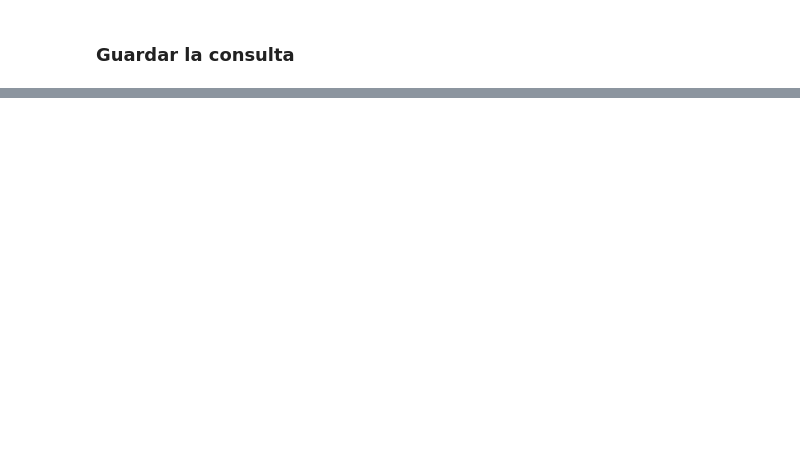
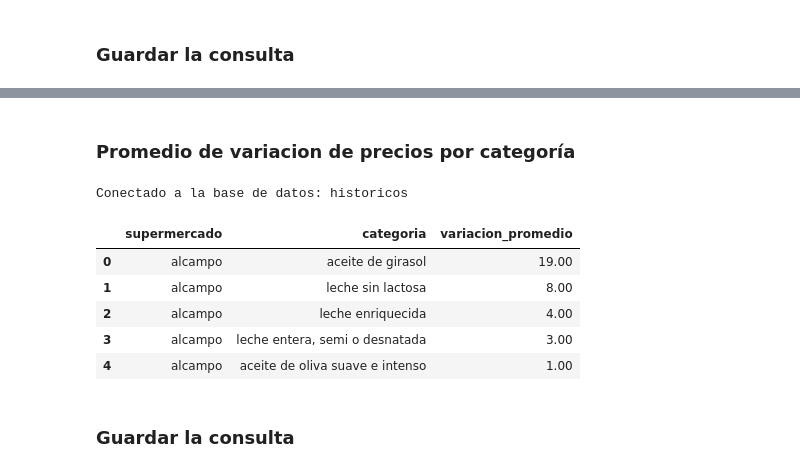
Before and after one commit to apelsito/Proyecto4-AnalisisFacua, a Jupyter notebook: notebooks/04_consultas_sql.ipynb, the cells around one changed output, grey strips where cells are left out. Cells and saved outputs as stored; diff of their text form; code cells hidden in the pictures; blank space fills up the shorter version.

```diff
--- a/notebooks/04_consultas_sql.ipynb
+++ b/notebooks/04_consultas_sql.ipynb
@@ -249,0 +322,25 @@ df_consulta7.to_csv("../datos/02_consultas_sql/07_productos_cuyo_precio_es_igual
+# %% [markdown]
+### Promedio de variacion de precios por categoría
+# %%
+conexion = conectarse_a_bd(db,user,key)
+query = """ SELECT s.supermercado,
+                c.categoria,
+                ROUND(AVG(h.variacion_porcentaje)::NUMERIC, 2)*100 AS variacion_promedio
+            FROM historicos h
+            NATURAL JOIN supermercados s
+            NATURAL JOIN categorias c
+            GROUP BY s.supermercado, c.categoria
+            ORDER BY s.supermercado, variacion_promedio DESC;"""
+
+df_consulta10 = consulta_sql(conexion,query)
+df_consulta10.head()
+# %% [output]
+Conectado a la base de datos: historicos
+|  | supermercado | categoria | variacion_promedio |
+| 0 | alcampo | aceite de girasol | 19.00 |
+| 1 | alcampo | leche sin lactosa | 8.00 |
+| 2 | alcampo | leche enriquecida | 4.00 |
+| 3 | alcampo | leche entera, semi o desnatada | 3.00 |
+| 4 | alcampo | aceite de oliva suave e intenso | 1.00 |
+# %% [markdown]
+### Guardar la consulta
```
Also changed, not shown: parts of 13 cells of this notebook, 4 other files.
